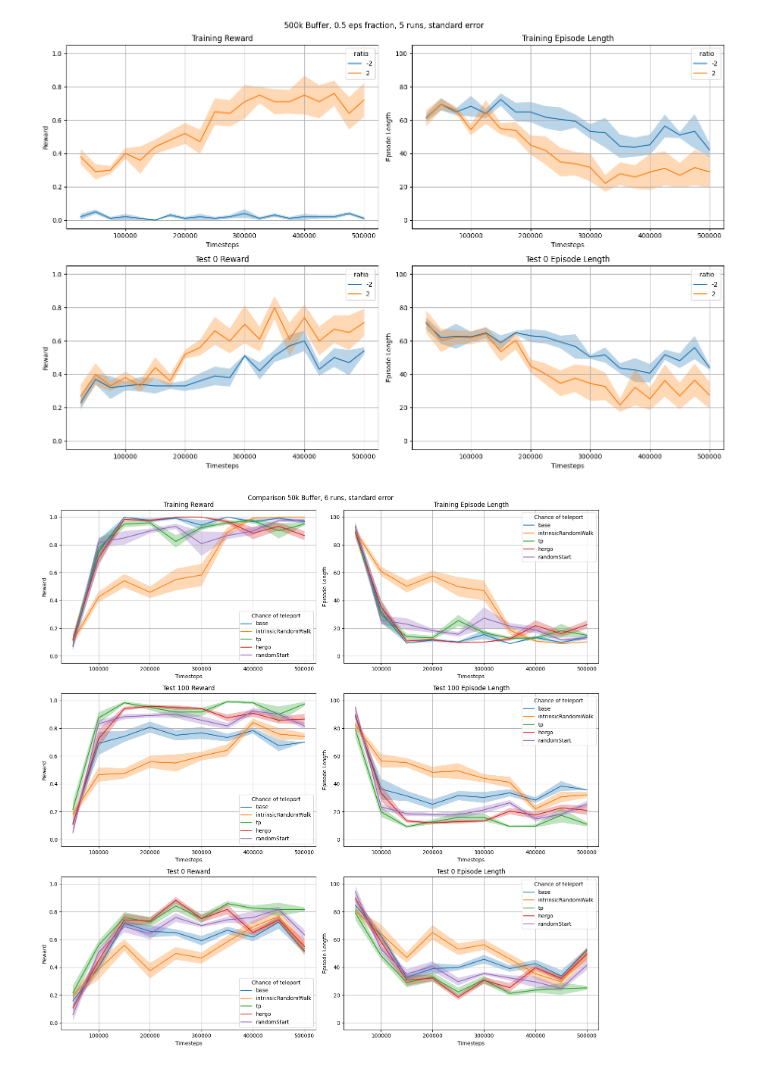
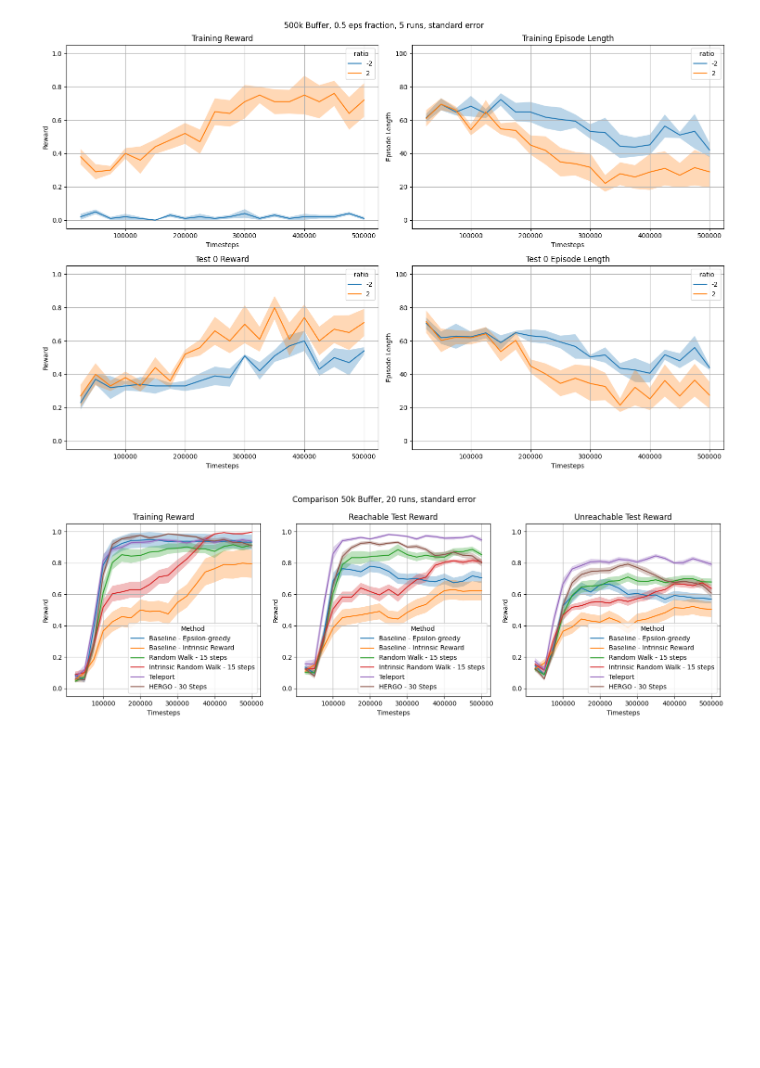
Before and after one commit to felixk29/fix_her, a Jupyter notebook: experiments/visualization.ipynb, the cells around one changed output. Drawn from its saved outputs; the diff is of its cells as text; code cells hidden in the pictures; blank space fills up the shorter version.

```diff
--- a/experiments/visualization.ipynb
+++ b/experiments/visualization.ipynb
@@ -450,11 +80,13 @@ import matplotlib as mpl
 import numpy as np
 
 buffersize=50 #in k
-runs=6
-exp='Thursday'
+runs=20
+exp='main'
+big=False
 
 def load_data(env, name):
     tmp=[np.load(f"./logs/{name}_b{buffersize}k/{exp}_e100/{env}/{i}/evaluations.npz") for i in range(runs)]
+
 
     dt={}
     dt['results']=np.array([np.mean(i['results'],axis=1) for i in tmp])
@@ -464,6 +96,16 @@ def load_data(env, name):
 
 cmap=mpl.colormaps['tab20']
 colors={}
+
+legend_dict={
+'base':'Baseline - Epsilon-greedy',
+'rnd_base':'Baseline - Intrinsic Reward',
+'hergo':'HERGO - 30 Steps',
+'intrinsicRandomWalk':'Intrinsic Random Walk - 15 steps',
+'randomStart':'Random Walk - 15 steps',
+'tp':'Teleport',
+}
+
 
 def plot(ax, dt, title,name, ylabel, ydata, type='se', extra={}):
     data=dt[ydata]
@@ -473,42 +115,51 @@ def plot(ax, dt, title,name, ylabel, ydata, type='se', extra={}):
     if ylabel=='Reward':
         ax.set_ylim(-0.05,1.05)
     else:
         ax.set_ylim(-5,105)
 
     mean=np.mean(data,axis=0)
     se=np.std(data,axis=0)/np.sqrt(data.shape[0])
 
-    ax.plot(dt['timesteps'],mean, label=labe)
+    ax.plot(dt['timesteps'],mean, label=legend_dict[labe])
     ax.fill_between(dt['timesteps'],mean-se,mean+se,alpha=0.3)
 
     ax.set_title(title)
     ax.set_ylabel(ylabel)
     ax.set_xlabel('Timesteps')
-    ax.legend(title='Chance of teleport')
+    ax.legend(title='Method', markerscale=100.0)
     ax.grid(True)
 
-fig, ax = plt.subplots(3,2, figsize=(15,15))
+if big:
+    fig, ax = plt.subplots(3,2, figsize=(15,15))
+else:
+    fig, ax = plt.subplots(1,3, figsize=(15,5))
 
 fig.suptitle(f"Comparison {buffersize}k Buffer, {runs} runs, standard error")
 
-for method in ['base','intrinsicRandomWalk','tp','hergo','randomStart']:
+for method in ['base','rnd_base','randomStart','intrinsicRandomWalk','tp','hergo']:
     eps=0.5
     results={}
     for env in ['tr', '0', '100']:
         results[env]=load_data(env,method)
 
     extra={}
 
-    plot(ax[0,0],results['tr'], 'Training Reward',method,'Reward','results', extra=extra)
-    plot(ax[0,1],results['tr'], 'Training Episode Length',method, 'Episode Length','ep_lengths', extra=extra)
+    if big:
+        plot(ax[0,0],results['tr'], 'Training Reward',method,'Reward','results', extra=extra)
+        plot(ax[0,1],results['tr'], 'Training Episode Length',method, 'Episode Length','ep_lengths', extra=extra)
 
-    plot(ax[1,0],results['100'], 'Test 100 Reward',method,'Reward','results', extra=extra)
-    plot(ax[1,1],results['100'], 'Test 100 Episode Length',method, 'Episode Length','ep_lengths', extra=extra)
+        plot(ax[1,0],results['100'], 'Reachable Test Reward',method,'Reward','results', extra=extra)
+        plot(ax[1,1],results['100'], 'Reachable Test Episode Length',method, 'Episode Length','ep_lengths', extra=extra)
 
-    plot(ax[2,0],results['0'], 'Test 0 Reward',method,'Reward','results', extra=extra)
-    plot(ax[2,1],results['0'], 'Test 0 Episode Length',method, 'Episode Length','ep_lengths', extra=extra)
+        plot(ax[2,0],results['0'], 'Unreachable Test Reward',method,'Reward','results', extra=extra)
+        plot(ax[2,1],results['0'], 'Unreachable Test Length',method, 'Episode Length','ep_lengths', extra=extra)
+    else:
+        plot(ax[0],results['tr'], 'Training Reward',method,'Reward','results', extra=extra)
+        plot(ax[1],results['100'], 'Reachable Test Reward',method,'Reward','results', extra=extra)
+        plot(ax[2],results['0'], 'Unreachable Test Reward',method,'Reward','results', extra=extra)
+
 
 plt.tight_layout()
 # %% [output]
-[figure, old version]
+[figure, new version]
 # %%
```
Also changed, not shown: parts of 7 cells of this notebook, 49 other files.
